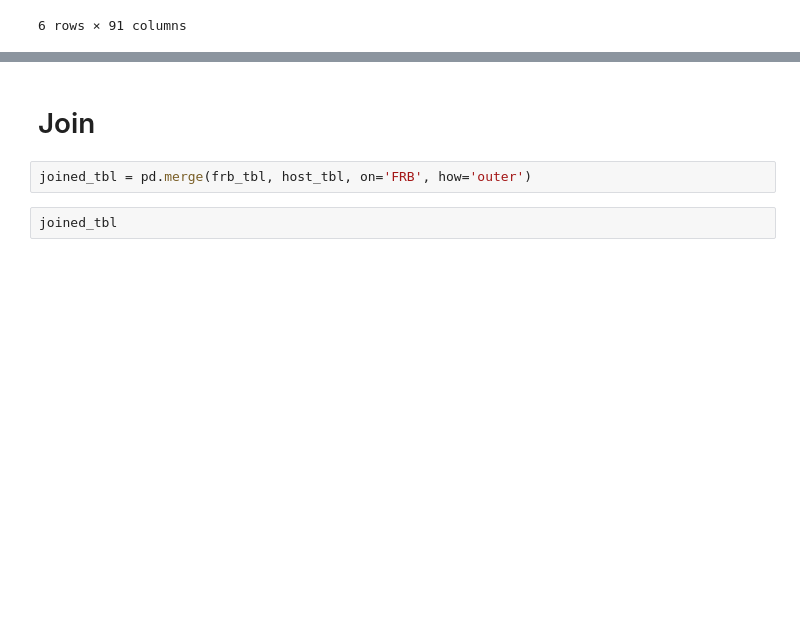
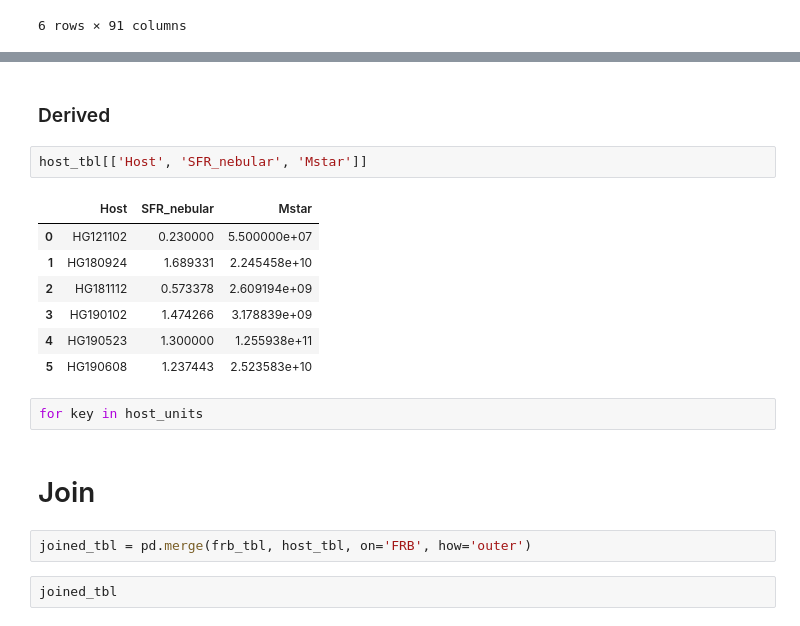
Before and after one commit to FRBs/FRB, a Jupyter notebook: docs/nb/Database.ipynb, the cells around one changed output, grey strips where cells are left out. Saved outputs shown, nothing was run; the diff lists cells and outputs as text; blank space fills up the shorter version.

```diff
--- a/docs/nb/Database.ipynb
+++ b/docs/nb/Database.ipynb
@@ -102,3 +138,17 @@ host_tbl
+# %% [markdown]
+### Derived
+# %%
+host_tbl[['Host', 'SFR_nebular', 'Mstar']]
+# %% [output]
+|  | Host | SFR_nebular | Mstar |
+| 0 | HG121102 | 0.230000 | 5.500000e+07 |
+| 1 | HG180924 | 1.689331 | 2.245458e+10 |
+| 2 | HG181112 | 0.573378 | 2.609194e+09 |
+| 3 | HG190102 | 1.474266 | 3.178839e+09 |
+| 4 | HG190523 | 1.300000 | 1.255938e+11 |
+| 5 | HG190608 | 1.237443 | 2.523583e+10 |
+# %%
+for key in host_units
 # %% [markdown]
 # Join
 # %%
```
Also changed, not shown: parts of 5 cells of this notebook, 3 other files.
